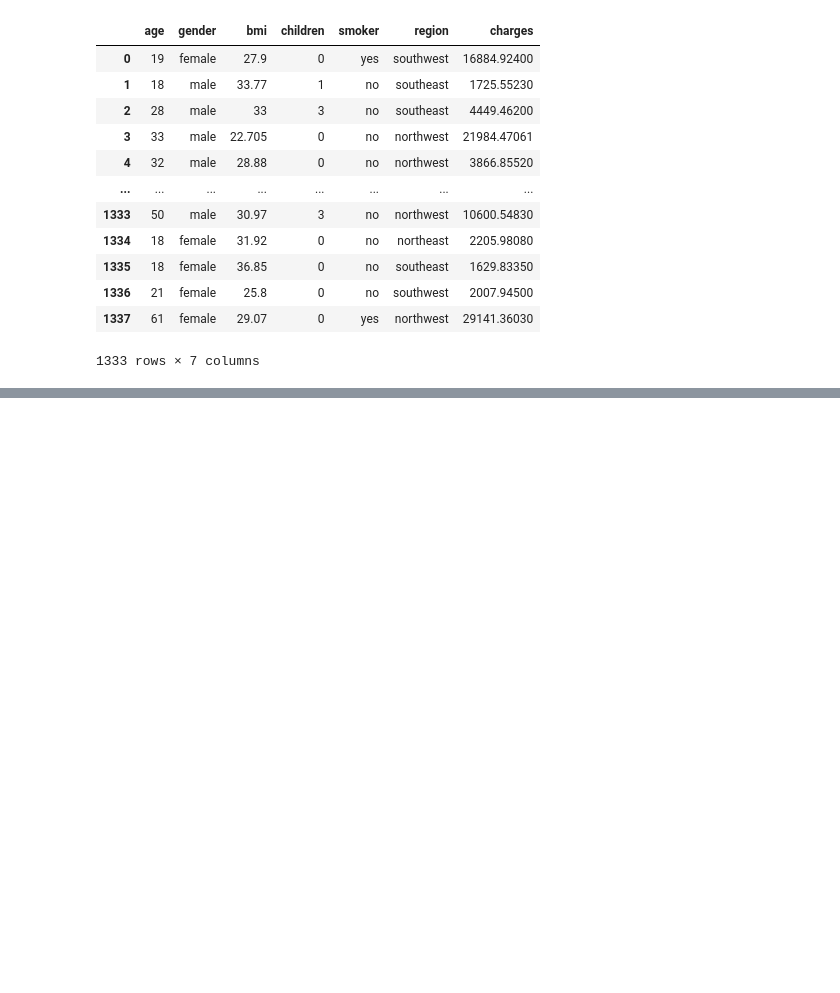
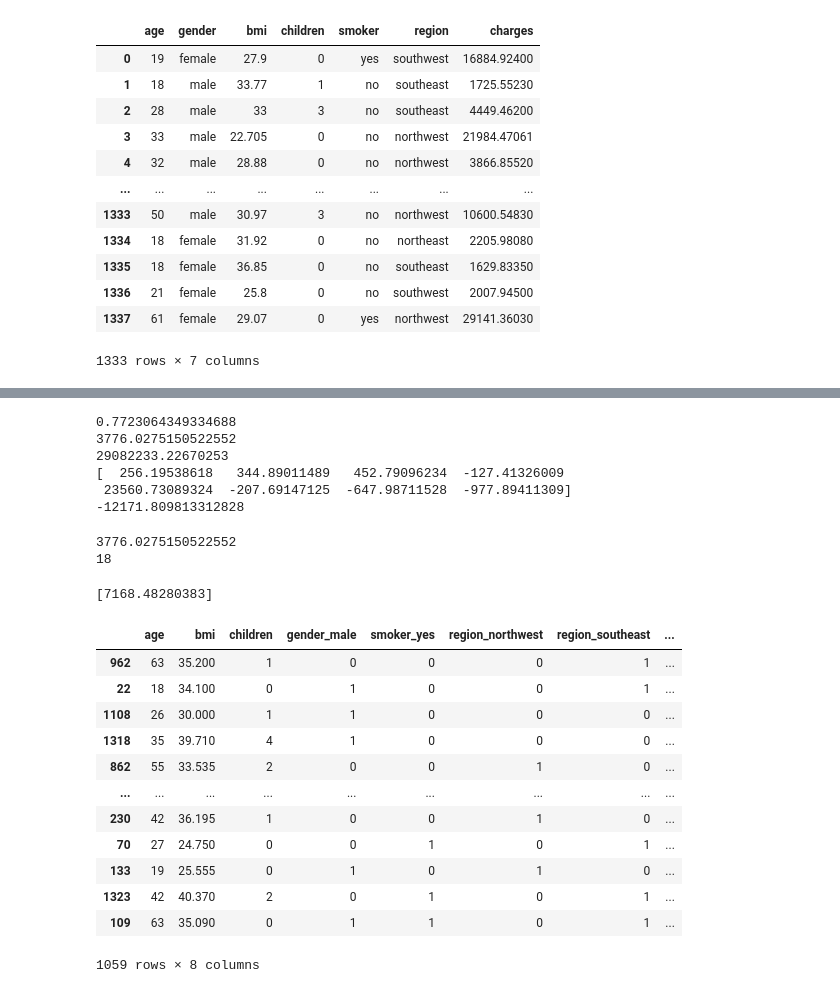
Before and after one commit to Ashutoshgt1/Python, a Jupyter notebook: Machine Learning/p-1.ipynb, the cells around one changed output, grey strips where cells are left out. Cells and saved outputs as stored; diff of their text form; code cells hidden in the pictures; blank space fills up the shorter version.

```diff
--- a/Machine Learning/p-1.ipynb
+++ b/Machine Learning/p-1.ipynb
@@ -532,0 +571,54 @@ df_no_outliers=df[df['bmi']>=lowerbound & df['bmi']<=lowerbound]
+# %%
+x=df.drop('charges',axis=1)
+y=df['charges']
+x_train,x_test,y_train,y_test=train_test_split(x,y,test_size=0.2,random_state=18)#42 is for this model but we did 100 to
+lr=LinearRegression()
+lr.fit(x_train,y_train)
+y_pred=lr.predict(x_test)
+print(r2_score(y_test,y_pred))
+print(mean_absolute_error(y_test,y_pred))
+print(mean_squared_error(y_test,y_pred))
+print(lr.coef_)
+print(lr.intercept_)
+# %% [output]
+0.7723064349334688
+3776.0275150522552
+29082233.22670253
+[  256.19538618   344.89011489   452.79096234  -127.41326009
+ 23560.73089324  -207.69147125  -647.98711528  -977.89411309]
+-12171.809813312828
+# %%
+rs=range(0,51)
+error=[]
+for i in rs:
+    x_train,x_test,y_train,y_test=train_test_split(x,y,test_size=0.2,random_state=i)
+    lr=LinearRegression()
+    lr.fit(x_train,y_train)
+    y_pred=lr.predict(x_test)
+    error.append(mean_absolute_error(y_test,y_pred))
+print(min(error))
+print(np.argmin(error))
+# %% [output]
+3776.0275150522552
+18
+# %%
+y_pred=lr.predict([[25,37.9,2,1,0,0,0,1]])
+print(y_pred)
+# %% [output]
+[7168.48280383]
+# %%
+x_train
+# %% [output]
+|  | age | bmi | children | gender_male | smoker_yes | region_northwest | region_southeast | ... |
+| 962 | 63 | 35.200 | 1 | 0 | 0 | 0 | 1 | ... |
+| 22 | 18 | 34.100 | 0 | 1 | 0 | 0 | 1 | ... |
+| 1108 | 26 | 30.000 | 1 | 1 | 0 | 0 | 0 | ... |
+| 1318 | 35 | 39.710 | 4 | 1 | 0 | 0 | 0 | ... |
+| 862 | 55 | 33.535 | 2 | 0 | 0 | 1 | 0 | ... |
+| ... | ... | ... | ... | ... | ... | ... | ... | ... |
+| 230 | 42 | 36.195 | 1 | 0 | 0 | 1 | 0 | ... |
+| 70 | 27 | 24.750 | 0 | 0 | 1 | 0 | 1 | ... |
+| 133 | 19 | 25.555 | 0 | 1 | 0 | 1 | 0 | ... |
+| 1323 | 42 | 40.370 | 2 | 0 | 1 | 0 | 1 | ... |
+| 109 | 63 | 35.090 | 0 | 1 | 1 | 0 | 1 | ... |
+1059 rows × 8 columns
```
Also changed, not shown: parts of 13 cells of this notebook, 2 other files.
